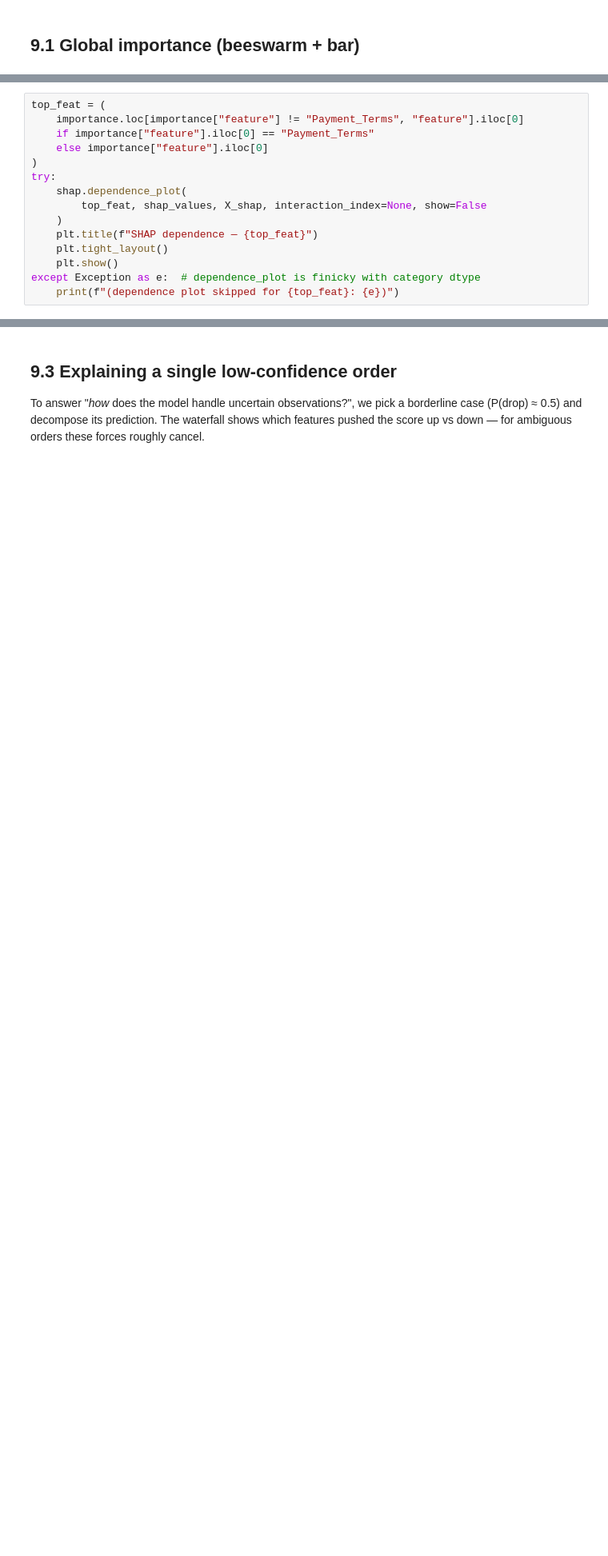
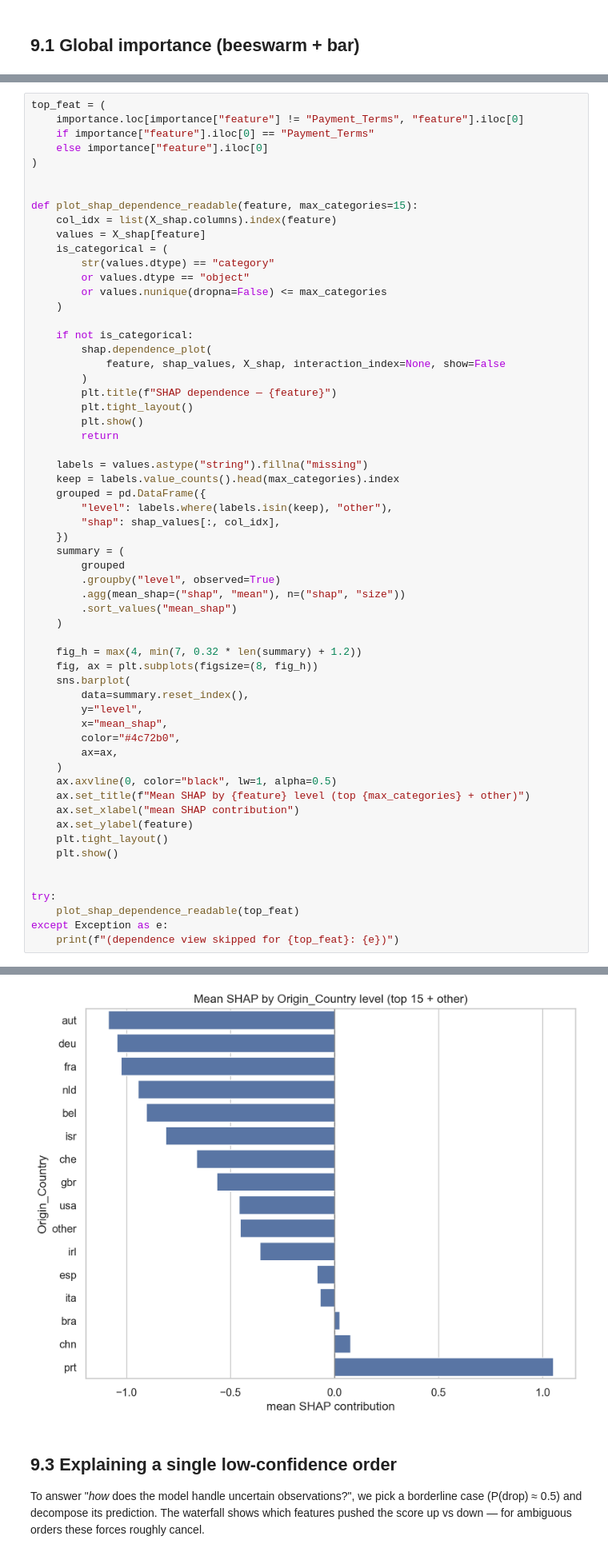
Before and after one commit to manemajef/ml-proj, a Jupyter notebook: notebook_v3.ipynb, the cells around one changed output, grey strips where cells are left out. Shown at 80% size. Drawn from its saved outputs; the diff is of its cells as text; blank space fills up the shorter version.

```diff
--- a/notebook_v3.ipynb
+++ b/notebook_v3.ipynb
@@ -1466,13 +1676,58 @@ top_feat = (
     if importance["feature"].iloc[0] == "Payment_Terms"
     else importance["feature"].iloc[0]
 )
-try:
-    shap.dependence_plot(
-        top_feat, shap_values, X_shap, interaction_index=None, show=False
+
+
+def plot_shap_dependence_readable(feature, max_categories=15):
+    col_idx = list(X_shap.columns).index(feature)
+    values = X_shap[feature]
+    is_categorical = (
+        str(values.dtype) == "category"
+        or values.dtype == "object"
+        or values.nunique(dropna=False) <= max_categories
     )
-    plt.title(f"SHAP dependence — {top_feat}")
+
+    if not is_categorical:
+        shap.dependence_plot(
+            feature, shap_values, X_shap, interaction_index=None, show=False
+        )
+        plt.title(f"SHAP dependence — {feature}")
+        plt.tight_layout()
+        plt.show()
+        return
+
+    labels = values.astype("string").fillna("missing")
+    keep = labels.value_counts().head(max_categories).index
+    grouped = pd.DataFrame({
+        "level": labels.where(labels.isin(keep), "other"),
+        "shap": shap_values[:, col_idx],
+    })
+    summary = (
+        grouped
+        .groupby("level", observed=True)
+        .agg(mean_shap=("shap", "mean"), n=("shap", "size"))
+        .sort_values("mean_shap")
+    )
+
+    fig_h = max(4, min(7, 0.32 * len(summary) + 1.2))
+    fig, ax = plt.subplots(figsize=(8, fig_h))
+    sns.barplot(
+        data=summary.reset_index(),
+        y="level",
+        x="mean_shap",
+        color="#4c72b0",
+        ax=ax,
+    )
+    ax.axvline(0, color="black", lw=1, alpha=0.5)
+    ax.set_title(f"Mean SHAP by {feature} level (top {max_categories} + other)")
+    ax.set_xlabel("mean SHAP contribution")
+    ax.set_ylabel(feature)
     plt.tight_layout()
     plt.show()
-except Exception as e:  # dependence_plot is finicky with category dtype
-    print(f"(dependence plot skipped for {top_feat}: {e})")
+
+
+try:
+    plot_shap_dependence_readable(top_feat)
+except Exception as e:
+    print(f"(dependence view skipped for {top_feat}: {e})")
 # %% [output]
@@ -1480,3 +1734,4 @@ except Exception as e:  # dependence_plot is finicky with category dtype
+[figure, added]
 # %% [markdown]
 ## 9.3 Explaining a single low-confidence order
 
```
Also changed, not shown: parts of 43 cells of this notebook, 31 other files.
